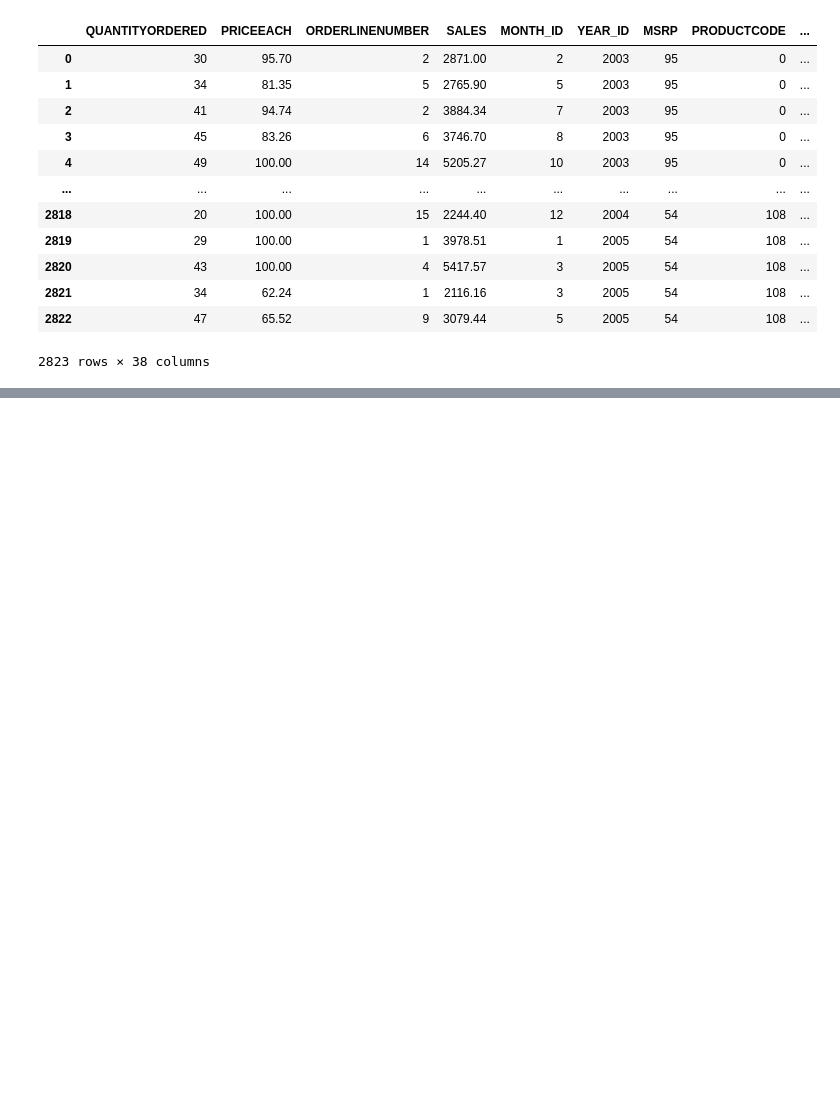
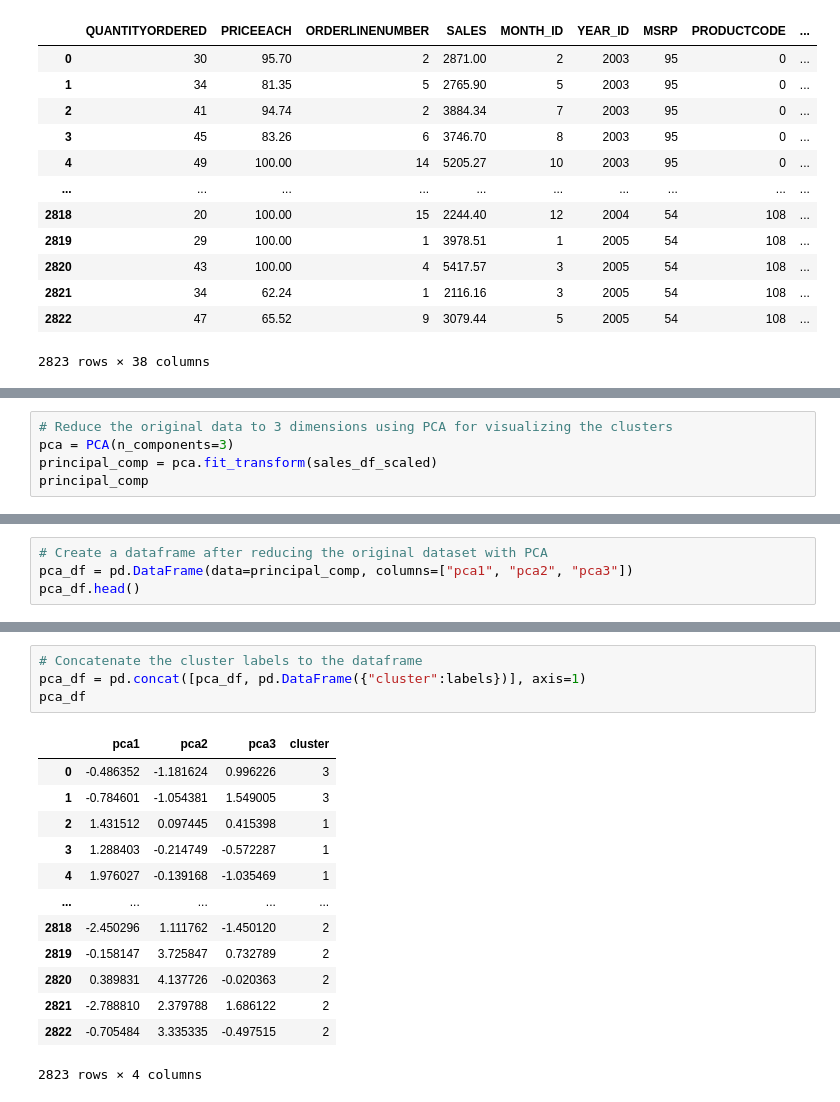
Before and after one commit to Priyo-prog/Artificial-Intelligence-Projects, a Jupyter notebook: AI in Marketing/marketing_ai.ipynb, the cells around one changed output, grey strips where cells are left out. Saved outputs shown, nothing was run; the diff lists cells and outputs as text; blank space fills up the shorter version.

```diff
--- a/AI in Marketing/marketing_ai.ipynb
+++ b/AI in Marketing/marketing_ai.ipynb
@@ -694,0 +719,5 @@ sale_df_cluster
+# %%
+# Reduce the original data to 3 dimensions using PCA for visualizing the clusters
+pca = PCA(n_components=3)
+principal_comp = pca.fit_transform(sales_df_scaled)
+principal_comp
@@ -694,0 +732,4 @@ sale_df_cluster
+# %%
+# Create a dataframe after reducing the original dataset with PCA
+pca_df = pd.DataFrame(data=principal_comp, columns=["pca1", "pca2", "pca3"])
+pca_df.head()
@@ -694,0 +743,18 @@ sale_df_cluster
+# %%
+# Concatenate the cluster labels to the dataframe
+pca_df = pd.concat([pca_df, pd.DataFrame({"cluster":labels})], axis=1)
+pca_df
+# %% [output]
+|  | pca1 | pca2 | pca3 | cluster |
+| 0 | -0.486352 | -1.181624 | 0.996226 | 3 |
+| 1 | -0.784601 | -1.054381 | 1.549005 | 3 |
+| 2 | 1.431512 | 0.097445 | 0.415398 | 1 |
+| 3 | 1.288403 | -0.214749 | -0.572287 | 1 |
+| 4 | 1.976027 | -0.139168 | -1.035469 | 1 |
+| ... | ... | ... | ... | ... |
+| 2818 | -2.450296 | 1.111762 | -1.450120 | 2 |
+| 2819 | -0.158147 | 3.725847 | 0.732789 | 2 |
+| 2820 | 0.389831 | 4.137726 | -0.020363 | 2 |
+| 2821 | -2.788810 | 2.379788 | 1.686122 | 2 |
+| 2822 | -0.705484 | 3.335335 | -0.497515 | 2 |
+2823 rows × 4 columns
```
Also changed, not shown: parts of 16 cells of this notebook.
